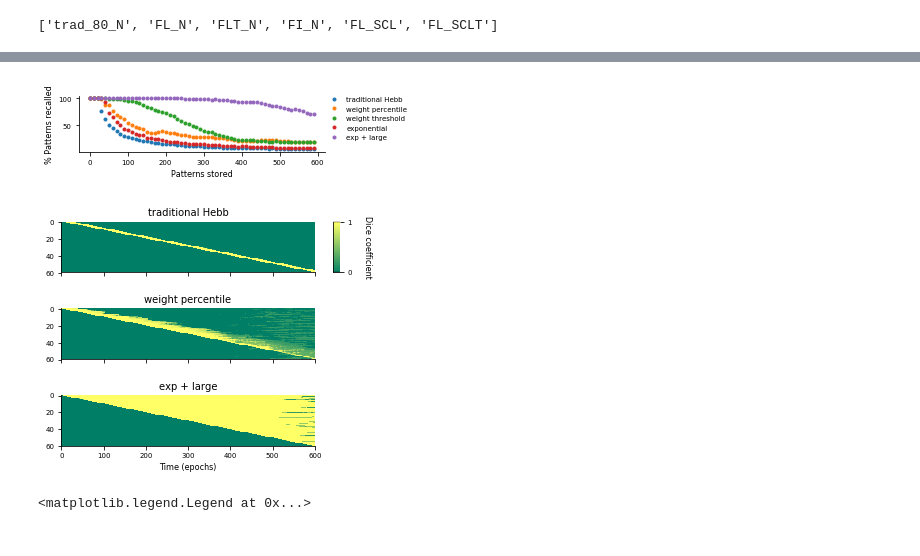
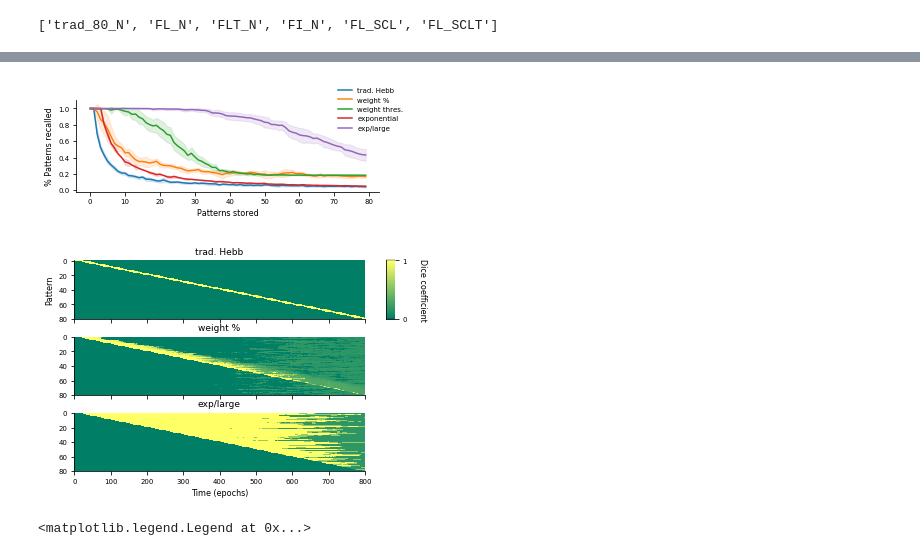
Before and after one commit to martinosorb/FisherHopfieldNet, a Jupyter notebook: jupyterNotebooks/plot_multiple_mh.ipynb, the cells around one changed output, grey strips where cells are left out. Saved outputs shown, nothing was run; the diff lists cells and outputs as text; code cells hidden in the pictures.

```diff
--- a/jupyterNotebooks/plot_multiple_mh.ipynb
+++ b/jupyterNotebooks/plot_multiple_mh.ipynb
@@ -24,11 +24,11 @@ rcParams['ytick.labelsize'] = 12
 
 
 rcParams['figure.subplot.wspace'] = 0.8
-rcParams['figure.subplot.hspace'] = 0.6
+rcParams['figure.subplot.hspace'] = 0.4
 rcParams['axes.spines.right'] = False
 rcParams['axes.spines.top'] = False
 rcParams['font.size'] = 8
-rcParams['axes.titlesize'] = 10
+rcParams['axes.titlesize'] = 9
 rcParams['axes.labelsize'] = 8
 rcParams['xtick.labelsize'] = 7
 rcParams['ytick.labelsize'] = 7
@@ -37,6 +37,8 @@ rcParams['legend.frameon'] = False
 plt.rcParams['svg.fonttype'] = 'none'
 # %%
 filename = '../Complete_errors_stored60_size10_spars0.1_epochs10_eta0.1_ALL.npz'
+
+filename = '../Complete_errors_stored80_size10_spars0.1_epochs10_eta0.1_ALL.npz'
 data = np.load(filename)
 print(data.keys())
 # %% [output]
@@ -58,64 +176,85 @@ def plot_stuff_together(what, label):
 # %%
-fig = plt.figure(figsize=(4, 1.25))
+fig = plt.figure(figsize=(4.75, 1.75))
+
+ax = plt.subplot(111)
 
 
-exp_names = ['traditional Hebb','weight percentile','weight threshold','Fisher information','exponential','exp + large']
+exp_names = ['trad. Hebb','weight %','weight thres.','F-I','exponential','exp/large']
+
+show_exps = [0,1,2,4,5]
 
 epochs_patterns_presented = 10
 colors = plt.cm.tab10.colors #plt.cm.hsv(np.arange(len(show_exps))/len(show_exps))
 T = data[data.keys()[0]].shape[1]
 show_exps = [0,1,2,4,5]
 
 # for j, k in enumerate(data.keys()[show_exps]):
 for j, l in enumerate(show_exps):
     k = data.keys()[l]
 #     center = np.median(data[k], axis=0)
 #     n = center.shape[-1]
     #plt.plot(np.median(data[k].mean(-1), axis=0))
+    x = np.arange(T//epochs_patterns_presented)
+    y = np.zeros(T//epochs_patterns_presented)
+    dy = np.zeros(T//epochs_patterns_presented)
     for t in range(0,T,epochs_patterns_presented):
         mean_over_p = np.mean(data[k][:,t:t+epochs_patterns_presented,:t//epochs_patterns_presented+1],axis = 2)
         mean_over_trials = np.mean(mean_over_p,axis = 0)
 
 #         x = np.arange(t,t+epochs_patterns_presented)
 #         y = mean_over_trials #/(x//epochs_patterns_presented+1)
 #         plt.plot(x,y, color=colors[j])
 
-        x = t
-        y = mean_over_trials #/(x//epochs_patterns_presented+1)
-        if t==0:
-            plt.plot(x+1,np.max(y)*100, '.',color=colors[j], label=exp_names[show_exps[j]])
-        else:
-            plt.plot(x+1,np.max(y)*100, '.',color=colors[j])
-#         edges = np.percentile(data[k].mean(-1), [25, 75], axis=0)
-#         plt.fill_between(x, *edges, alpha=.15, color=colors[j])
+#         x = t//epochs_patterns_presented
+#         y = mean_over_trials #/(x//epochs_patterns_presented+1)
+#         if t==0:
+# #             plt.plot(x+1,np.max(y)*100, '.',color=colors[j], label=exp_names[show_exps[j]])
+#             plt.plot(x+1,y[-1]*100, '.',color=colors[j], label=exp_names[show_exps[j]])
+#         else:
+# #             plt.plot(x+1,np.max(y)*100, '.',color=colors[j])
+#             plt.plot(x+1,y[-1]*100, '.',color=colors[j])
+# #         edges = np.percentile(data[k].mean(-1), [25, 75], axis=0)
+# #         plt.fill_between(x, *edges, alpha=.15, color=colors[j])
+
+        y[t//epochs_patterns_presented] = mean_over_trials[-1] #/(x//epochs_patterns_presented+1)
+        dy[t//epochs_patterns_presented] = np.std(mean_over_p,axis = 0)[-1] #/(x//epochs_patterns_presented+1)
+
+    plt.plot(x,y,label=exp_names[show_exps[j]],color=colors[j])
+    edges = np.vstack((y-dy,y+dy))
+    plt.fill_between(x, *edges, alpha=.15, color=colors[j])
 
 plt.tight_layout()
 plt.ylabel('% Patterns recalled')
 plt.xlabel('Patterns stored')
 # plt.ylim((0,1.02))
 #plt.legend(['FI_N', 'SCL_N', 'trad_80_N', 'FL_N'])
 # plt.legend(['trad_80_N', 'FI_N', 'FIH_N'])
-plt.legend(bbox_to_anchor=(0.98, 1.1), fontsize=7)
+# plt.legend(bbox_to_anchor=(0.98, 1.1), fontsize=7)
 #plt.legend(['FI_N', 'trad_80_N', 'FL_N'])
-plt.savefig('patterns_recalled.svg',transparent=True,bbox_inches='tight')
+# plt.savefig('patterns_recalled.svg',transparent=True,bbox_inches='tight')
+plt.legend(fontsize=7,bbox_to_anchor=(1.1, 1.2))#1.1))
+
+plt.savefig('patterns_recalled_3.svg',transparent=True,bbox_inches='tight')
 # %% [output]
-[figure, old version]
+[figure, new version]
 # %%
 from mpl_toolkits.axes_grid1 import ImageGrid
 
 # Set up figure and image grid
-fig = plt.figure(figsize=(5, len(data.keys())*1.25))
+# fig = plt.figure(figsize=(5, len(data.keys())*1.25))
+# fig = plt.figure(figsize=(6.5, len(data.keys())*1.25))
+fig = plt.figure(figsize=(5.75, len(data.keys())*1.25))
 
 show_exps = range(len(data.keys()))
 show_exps = [0,1,5]
 ax = ImageGrid(fig, 111,
                  nrows_ncols=(len(show_exps), 1),
-                 axes_pad=0.5,
+                 axes_pad=0.25,
                  share_all=True,
                  cbar_location="right",
                  cbar_mode="each",
                  cbar_size="3%",
-                 cbar_pad=0.25,
+                 cbar_pad=0.3,
                  )
 
 
@@ -133,7 +272,7 @@ for i,j in enumerate(show_exps):
     im = ax[i].imshow(center.T,cmap=plt.cm.summer,aspect=0.2*n/m,vmin=0,vmax=1)
     ax[i].cax.set_visible(False)
 
-
+ax[0].set_ylabel('Pattern')
 ax[-1].set_xlabel('Time (epochs)')
 ax[0].cax.set_visible(True)
 ax[0].cax.colorbar(im)
@@ -143,7 +282,7 @@ ax[0].cax.set_ylabel('Dice coefficient', rotation=270,labelpad=20)
 
 plt.savefig('2d_plots.svg',transparent=True,bbox_inches='tight')
 # %% [output]
-[figure, old version]
+[figure, new version]
 # %%
 epochs_patterns_presented = 10
 plt.figure(figsize=(15, len(data.keys())*1.5))
```
Also changed, not shown: parts of 1 cell of this notebook, 3 other files.
